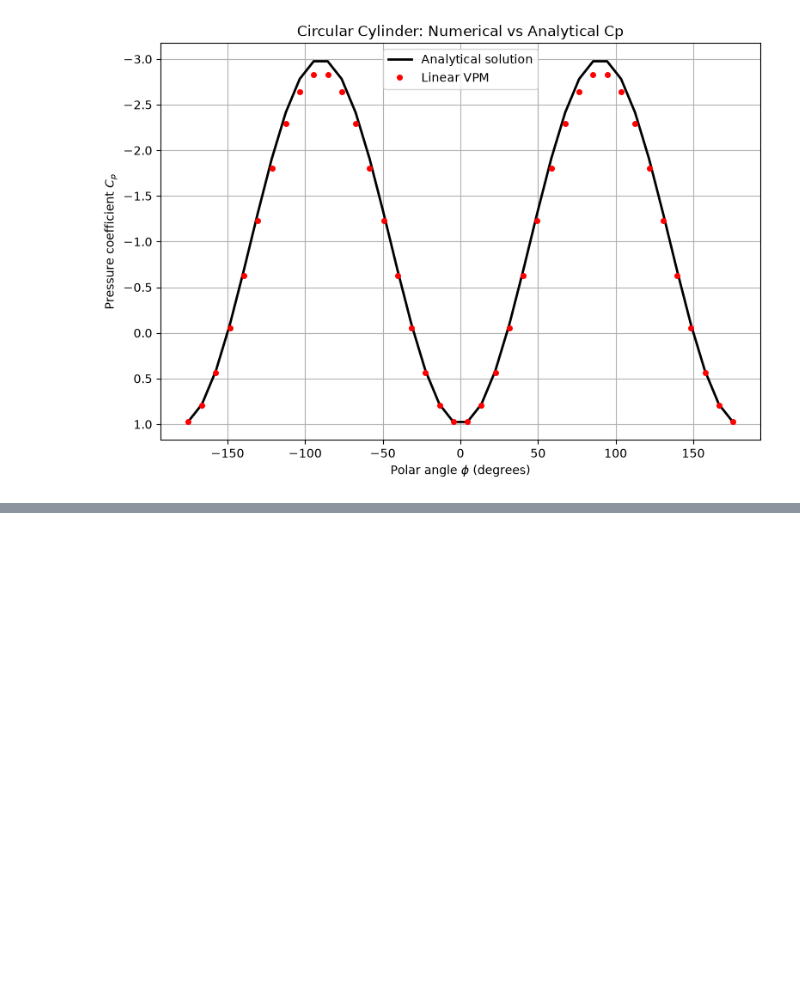
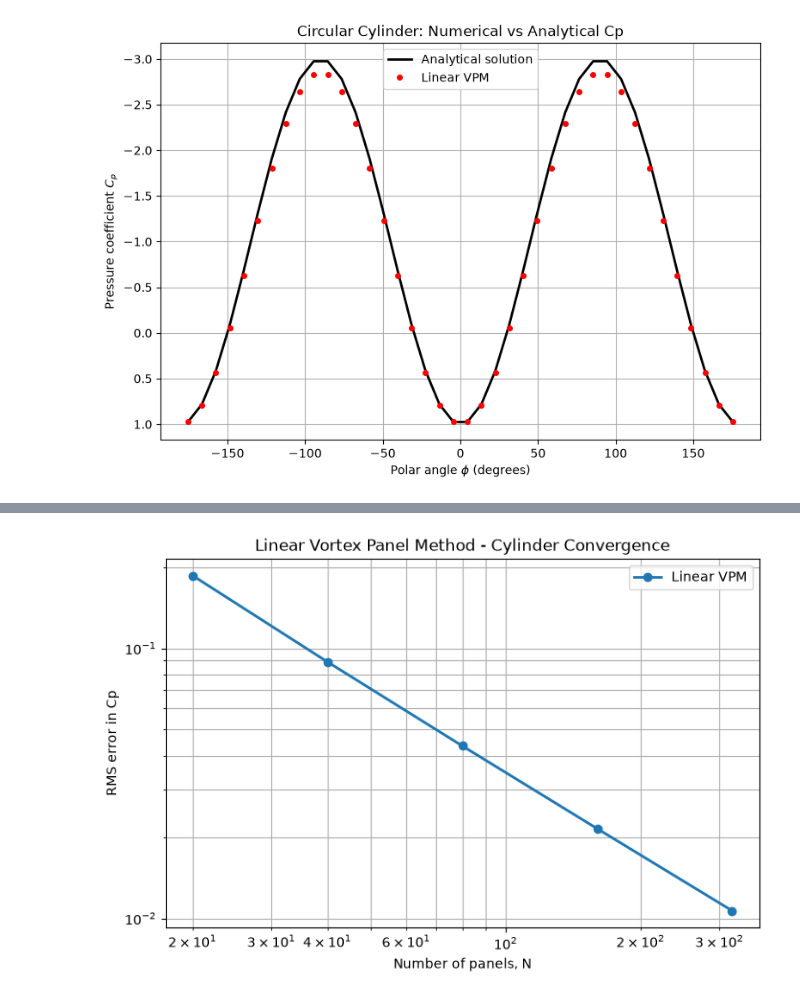
Before and after one commit to ashishbhole/AE611_2026, a Jupyter notebook: Linear_VPM.ipynb, the cells around one changed output, grey strips where cells are left out. Drawn from its saved outputs; the diff is of its cells as text; code cells hidden in the pictures; blank space fills up the shorter version.

Commit message:
Evaluated with different no.of panels and plotted convergence plot

```diff
--- a/Linear_VPM.ipynb
+++ b/Linear_VPM.ipynb
@@ -511,7 +511,6 @@ A_cylinder, T_cylinder = calculate_velocity_coefficients(panels_cylinder)
 print("Normal matrix:", A_cylinder.shape)
 print("Tangential matrix:", T_cylinder.shape)
 
-
 def solve_cylinder_vortex_strengths(panels, A_normal, V_inf, alpha):
 
     N = panels["num_panels"]
@@ -599,6 +598,88 @@ normal_residual = (A_periodic @ gamma_hat+ np.sin(panels_cylinder["theta"] - alp
 
 print("Maximum normal residual:",np.max(np.abs(normal_residual)))
 print("RMS normal residual:",np.sqrt(np.mean(normal_residual**2)))
+
+
+
+  #######################################################################################################################################
+
+
+
+# ACCURACY INVESTIGATION WITH INCREASING NUMBER OF PANELS
+
+panel_numbers = [20, 40, 80, 160, 320]
+
+rms_errors = []
+max_errors = []
+normal_errors = []
+
+for N_test in panel_numbers:
+
+    phi = np.linspace(0, 2*np.pi, N_test + 1)
+
+    x_cylinder = R * np.cos(phi)
+    y_cylinder = R * np.sin(phi)
+
+    panels_test = define_panels(x_cylinder, y_cylinder)     # Gives panel geometry and orientations for ecah N
+
+    A_test, T_test = calculate_velocity_coefficients(panels_test)    # Gives influence coefficients for each N
+
+    gamma_test, rank_test, residuals_test = (
+        solve_cylinder_vortex_strengths(
+            panels_test, A_test, V_inf, alpha))    # Gives vortex strengths for each N
+
+    T_periodic_test = T_test[:, :N_test].copy()
+    T_periodic_test[:, 0] += T_test[:, N_test]
+
+    V_t_freestream = V_inf * np.cos(alpha - panels_test["theta"])
+    V_t_induced = (T_periodic_test @ gamma_test[:N_test])
+
+    V_t_test = V_t_freestream + V_t_induced     # Gives tangential velocity for each N
+
+    Cp_test = 1.0 - (V_t_test / V_inf)**2     # Gives panel method Cp value for each N
+
+    phi_control = np.arctan2(panels_test["y_control"],panels_test["x_control"])
+    Cp_exact_test = (1.0 - 4.0 * np.sin(phi_control)**2)     # Gives actual Cp value for each N
+
+    error_test = Cp_test - Cp_exact_test
+    rms = np.sqrt(np.mean(error_test**2))          # Calculates Cp errors
+    maximum = np.max(np.abs(error_test))
+
+    A_periodic_test = A_test[:, :N_test].copy()
+    A_periodic_test[:, 0] += A_test[:, N_test]
+
+    gamma_hat_test = gamma_test[:N_test] / V_inf
+    normal_residual = (A_periodic_test @ gamma_hat_test+ np.sin(panels_test["theta"] - alpha))
+    normal_rms = np.sqrt(np.mean(normal_residual**2))
+
+    rms_errors.append(rms)
+    max_errors.append(maximum)                     # Stores the result
+    normal_errors.append(normal_rms)
+
+    print(f"N = {N_test:3d} | "
+          f"RMS Cp error = {rms:.8e} | "
+          f"Maximum Cp error = {maximum:.8e} | "
+          f"Normal residual = {normal_rms:.8e} | "
+          f"Rank = {rank_test}")
+
+
+import pandas as pd
+
+results = pd.DataFrame({
+    "Number of panels": panel_numbers,
+    "RMS Cp error": rms_errors,
+    "Maximum Cp error": max_errors,
+    "RMS normal residual": normal_errors})
+
+display(results)
+plt.figure(figsize=(8, 5))
+plt.loglog(panel_numbers,rms_errors,'o-',linewidth=2,label="Linear VPM")
+plt.xlabel("Number of panels, N")
+plt.ylabel("RMS error in Cp")
+plt.title("Linear Vortex Panel Method - Cylinder Convergence")
+plt.grid(True, which="both")
+plt.legend()
+plt.show()
 # %% [output]
 [figure]
 Number of surface nodes: 41
@@ -641,0 +734 @@ RMS normal residual: 9.631349710912656e-16
+[figure, added]
```
Also changed, not shown: parts of 1 cell of this notebook.
